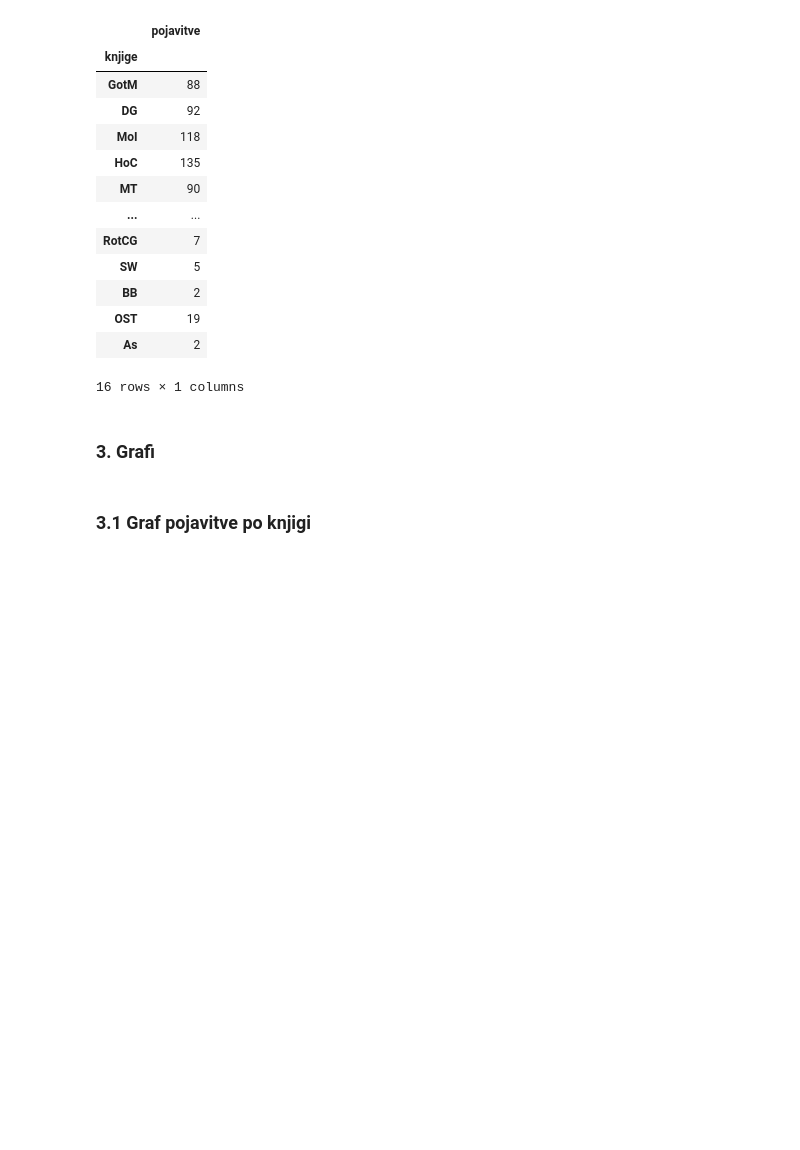
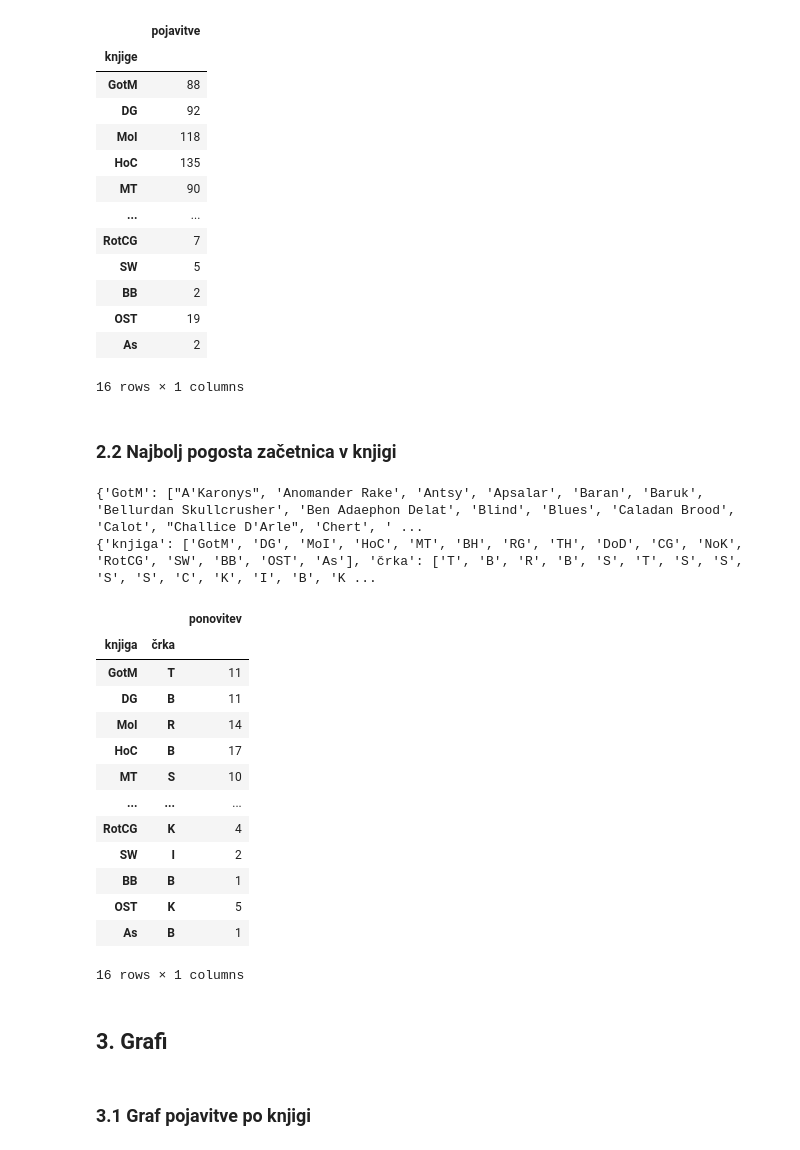
Before and after one commit to Neo-Mistral/Projektna-naloga, a Jupyter notebook: Analiziranje_knjig.ipynb, the cells around one changed output. Cells and saved outputs as stored; diff of their text form; code cells hidden in the pictures; blank space fills up the shorter version.

```diff
--- a/Analiziranje_knjig.ipynb
+++ b/Analiziranje_knjig.ipynb
@@ -73,8 +73,56 @@ knjige_pd
 | OST | 19 |
 | As | 2 |
 16 rows × 1 columns
+# %% [markdown]
+### 2.2 Najbolj pogosta začetnica v knjigi
+# %%
+osebe_v_knjigi = {}
+for i in knjige['kratica']:
+    osebe_v_knjigi[i] = []
+    for index, row in osebe.iterrows():
+        if i in str(row['pojavljanje']):
+            osebe_v_knjigi[i].append(row['ime'])
+print(osebe_v_knjigi)
+
+začetnice_v_knjigi = {'knjiga': [], 'črka': [], 'ponovitev': []}
+for i in osebe_v_knjigi.keys():
+    count = 0
+    letter = ''
+    x = 0
+    for j in "ABCDEFGHIJKLMNOPRSTUVWXYZ":
+        for k in osebe_v_knjigi[i]:
+            if j == k[0]:
+                x += 1
+        if x > count:
+            count = x
+            letter = j
+        x = 0
+    začetnice_v_knjigi['knjiga'].append(i)
+    začetnice_v_knjigi['črka'].append(letter)
+    začetnice_v_knjigi['ponovitev'].append(count)
+print(začetnice_v_knjigi)
+začetnice_v_knjigi_pd = pd.DataFrame.from_dict(začetnice_v_knjigi)
+začetnice_v_knjigi_pd = začetnice_v_knjigi_pd.set_index(['knjiga', 'črka'])
+začetnice_v_knjigi_pd
+# %% [output]
+{'GotM': ["A'Karonys", 'Anomander Rake', 'Antsy', 'Apsalar', 'Baran', 'Baruk', 'Bellurdan Skullcrusher', 'Ben Adaephon Delat', 'Blind', 'Blues', 'Caladan Brood', 'Calot', "Challice D'Arle", 'Chert', ' ...
+{'knjiga': ['GotM', 'DG', 'MoI', 'HoC', 'MT', 'BH', 'RG', 'TH', 'DoD', 'CG', 'NoK', 'RotCG', 'SW', 'BB', 'OST', 'As'], 'črka': ['T', 'B', 'R', 'B', 'S', 'T', 'S', 'S', 'S', 'S', 'C', 'K', 'I', 'B', 'K ...
+|  |  | ponovitev |
+| knjiga | črka |  |
+| GotM | T | 11 |
+| DG | B | 11 |
+| MoI | R | 14 |
+| HoC | B | 17 |
+| MT | S | 10 |
+| ... | ... | ... |
+| RotCG | K | 4 |
+| SW | I | 2 |
+| BB | B | 1 |
+| OST | K | 5 |
+| As | B | 1 |
+16 rows × 1 columns
 # %% [markdown]
-### 3. Grafi
+## 3. Grafi
 # %% [markdown]
 ### 3.1 Graf pojavitve po knjigi
 # %%
```
Also changed, not shown: parts of 2 cells of this notebook, 1 other file.
